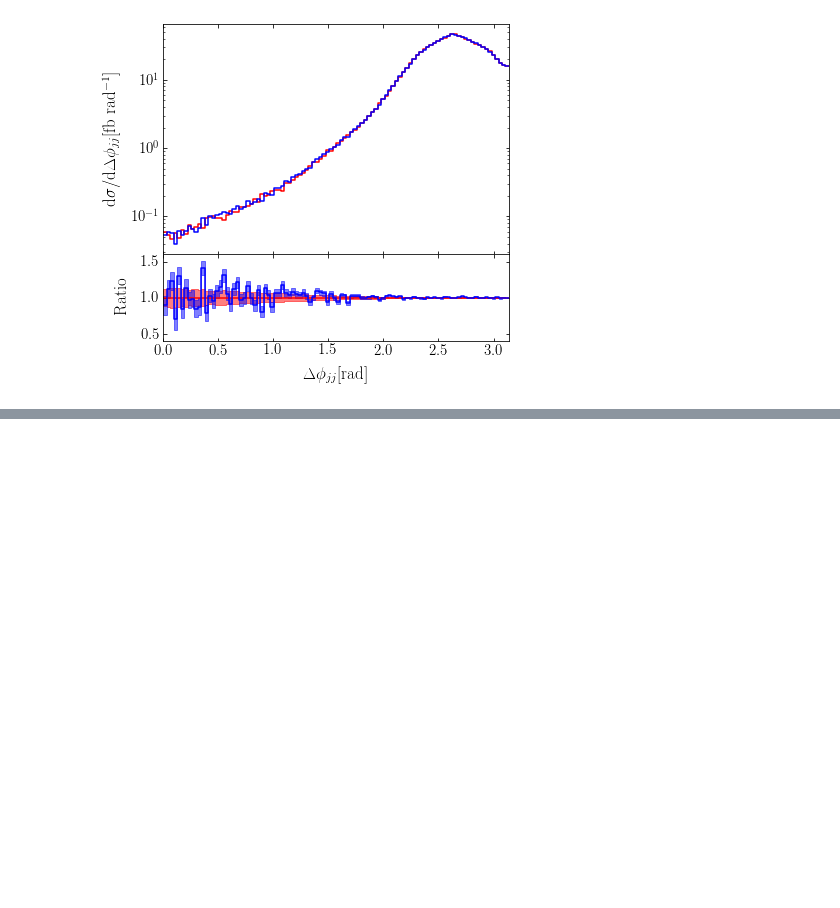
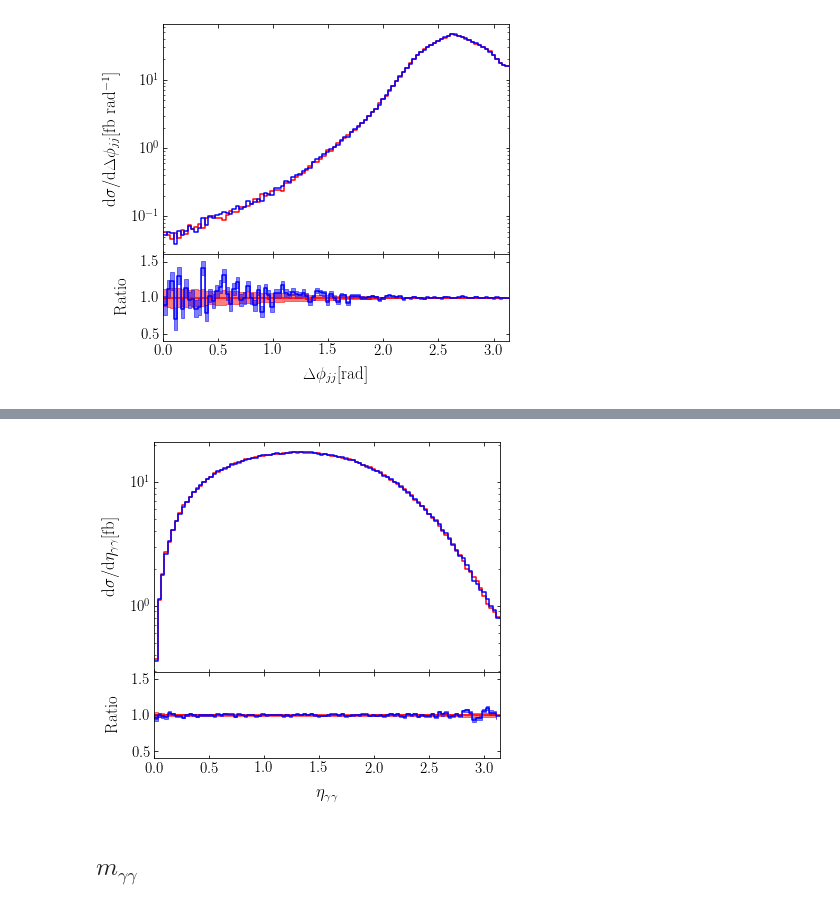
Before and after one commit to JosephPB/n3jet_diphoton, a Jupyter notebook: plotting/[Paper plots] Rivet distributions.ipynb, the cells around one changed output, grey strips where cells are left out. Cells and saved outputs as stored; diff of their text form; code cells hidden in the pictures; blank space fills up the shorter version.

```diff
--- a/plotting/[Paper plots] Rivet distributions.ipynb
+++ b/plotting/[Paper plots] Rivet distributions.ipynb
@@ -46,0 +49,9 @@ dphi_jj_fig = plot_distirbution(
+# %%
+deta_yy_fig = deta_yy_plotter.plot(
+    xlabel = '$\eta_{\gamma\gamma}$',
+    ylabel = 'd$\sigma/$d$\eta_{\gamma\gamma}$ [fb]'
+)
+# %% [output]
+[figure, added]
+# %% [markdown]
+## $m_{\gamma\gamma}$
```
Also changed, not shown: parts of 27 cells of this notebook.
